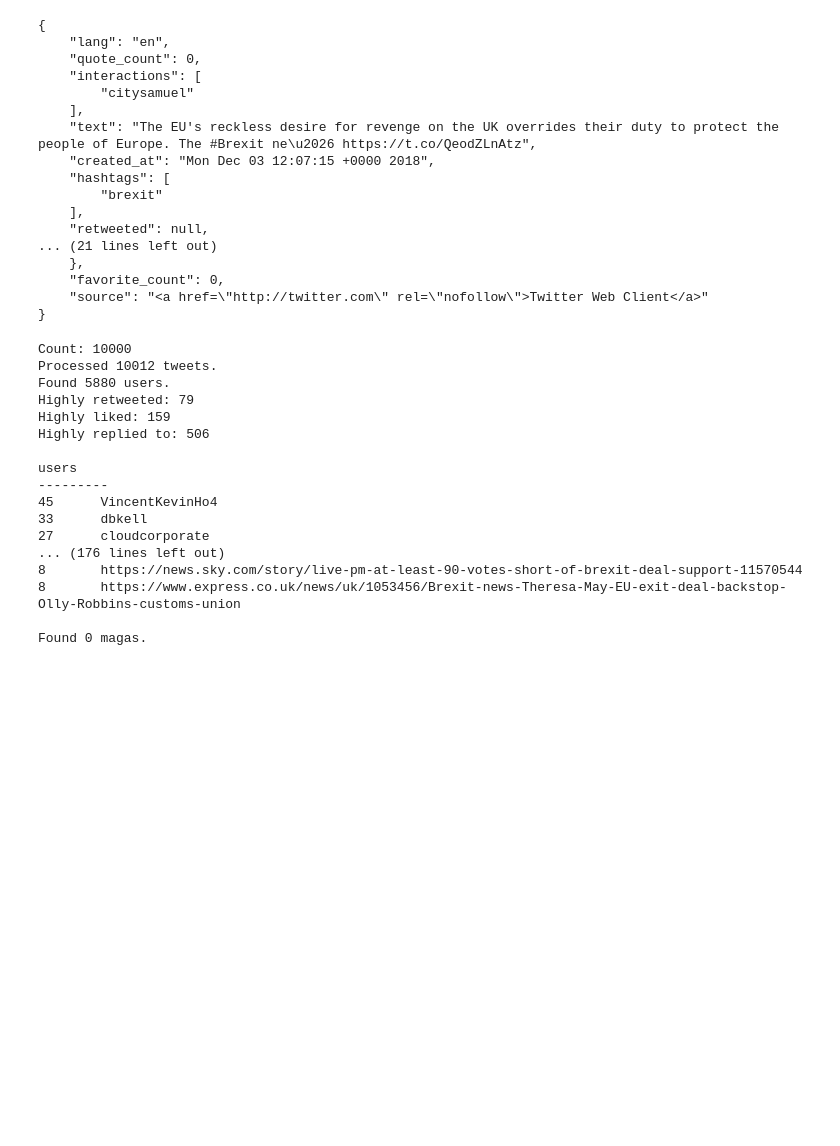
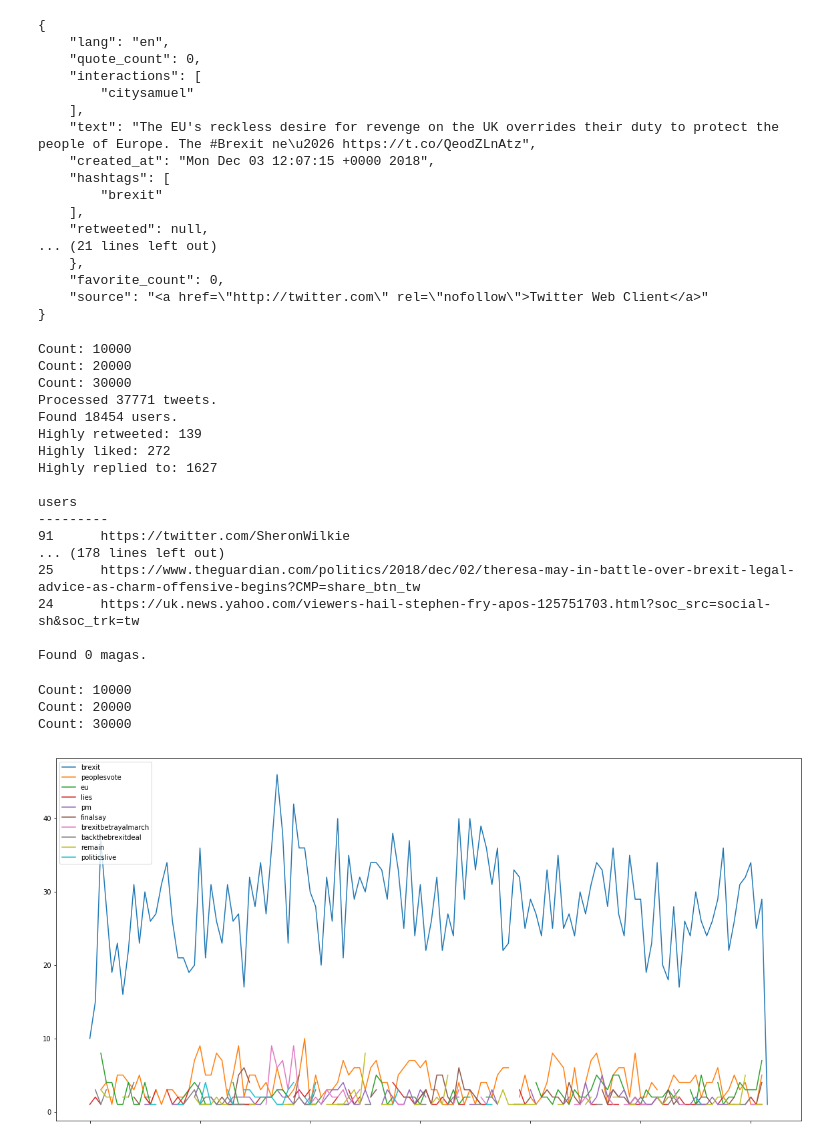
Before and after one commit to r0zetta/twitter_analysis_tools, a Jupyter notebook: gatherer_analysis.ipynb, the cells around one changed output. Saved outputs shown, nothing was run; the diff lists cells and outputs as text; code cells hidden in the pictures; blank space fills up the shorter version.

Commit message:
Graphs, cos we all love visualizations

```diff
--- a/gatherer_analysis.ipynb
+++ b/gatherer_analysis.ipynb
@@ -14,6 +17,7 @@ def load_json(fn):
 # %%
 stopwords = load_json("config/stopwords.json")
 stopwords = stopwords["en"]
+stopwords += ["rt", "-", "&amp;"]
 
 def tokenize_sentence(text):
     words = re.split(r'(\s+)', text)
@@ -50,6 +54,9 @@ def tokenize_sentence(text):
                 if token == "#":
                     token = None
             if token is not None:
+                if token[-1] == ".":
+                    token = token[:-1]
+            if token is not None:
                 cleaned.append(token)
     if len(cleaned) < 1:
         return []
@@ -61,3 +68,27 @@ def save_csv(inter, fn):
         for source, targets in inter.items():
             for target, count in targets.items():
                 f.write(source + "," + target + "," + str(count) + "\n")
+# %%
+def print_hashtag_trends(hashtags):
+    timestamps = {}
+    for h in hashtags:
+        timestamps[h] = {}
+    count = 0
+    with io.open("data/raw.json", "r", encoding="utf-8") as f:
+        for line in f:
+            count += 1
+            if count % 10000 == 0:
+                print("Count: " + str(count))
+            d = json.loads(line)
+            if "hashtags" in d:
+                ht = d["hashtags"]
+                for h in hashtags:
+                    if h in ht:
+                        tobj = twitter_time_to_readable(d["created_at"])
+                        thour = tobj[:-3]
+                        if thour not in timestamps[h]:
+                            timestamps[h][thour] = 1
+                        else:
+                            timestamps[h][thour] += 1
+    df = pd.DataFrame(timestamps)
+    df.plot(figsize=(20,10))
@@ -105,6 +160,11 @@ counter_names = ["users",
                  "highly_replied_to_users",
                  "words",
                  "urls"]
+user_fields = ["users",
+               "influencers",
+               "amplifiers",
+               "highly_retweeted_users",
+               "highly_replied_to_users"]
 for n in counter_names:
     counters[n] = Counter()
 min_retweet_count = 1000
@@ -197,25 +257,37 @@ for n in counter_names:
     print(n)
     print("---------")
     for i, c in counters[n].most_common(20):
+        if n in user_fields:
+            i = "https://twitter.com/" + i
+        if n == "hashtags":
+            i = "https://twitter.com/search?q=%23" + i
         print(str(c) + "\t" + i)
 save_csv(interactions, "data/interactions.csv")
 print("")
 print("Found " + str(len(magas)) + " magas.")
 # %% [output]
 Count: 10000
-Processed 10012 tweets.
-Found 5880 users.
-Highly retweeted: 79
-Highly liked: 159
-Highly replied to: 506
+Count: 20000
+Count: 30000
+Processed 37771 tweets.
+Found 18454 users.
+Highly retweeted: 139
+Highly liked: 272
+Highly replied to: 1627
 
 users
 ---------
-45      VincentKevinHo4
-33      dbkell
-27      cloudcorporate
-... (176 lines left out)
-8       https://news.sky.com/story/live-pm-at-least-90-votes-short-of-brexit-deal-support-11570544
-8       https://www.express.co.uk/news/uk/1053456/Brexit-news-Theresa-May-EU-exit-deal-backstop-Olly-Robbins-customs-union
+91      https://twitter.com/SheronWilkie
+... (178 lines left out)
+25      https://www.theguardian.com/politics/2018/dec/02/theresa-may-in-battle-over-brexit-legal-advice-as-charm-offensive-begins?CMP=share_btn_tw
+24      https://uk.news.yahoo.com/viewers-hail-stephen-fry-apos-125751703.html?soc_src=social-sh&soc_trk=tw
 
 Found 0 magas.
+# %%
+ht = [x for x, c in counters["hashtags"].most_common(10)]
+print_hashtag_trends(ht)
+# %% [output]
+Count: 10000
+Count: 20000
+Count: 30000
+[figure, added]
```
Also changed, not shown: parts of 3 cells of this notebook.
